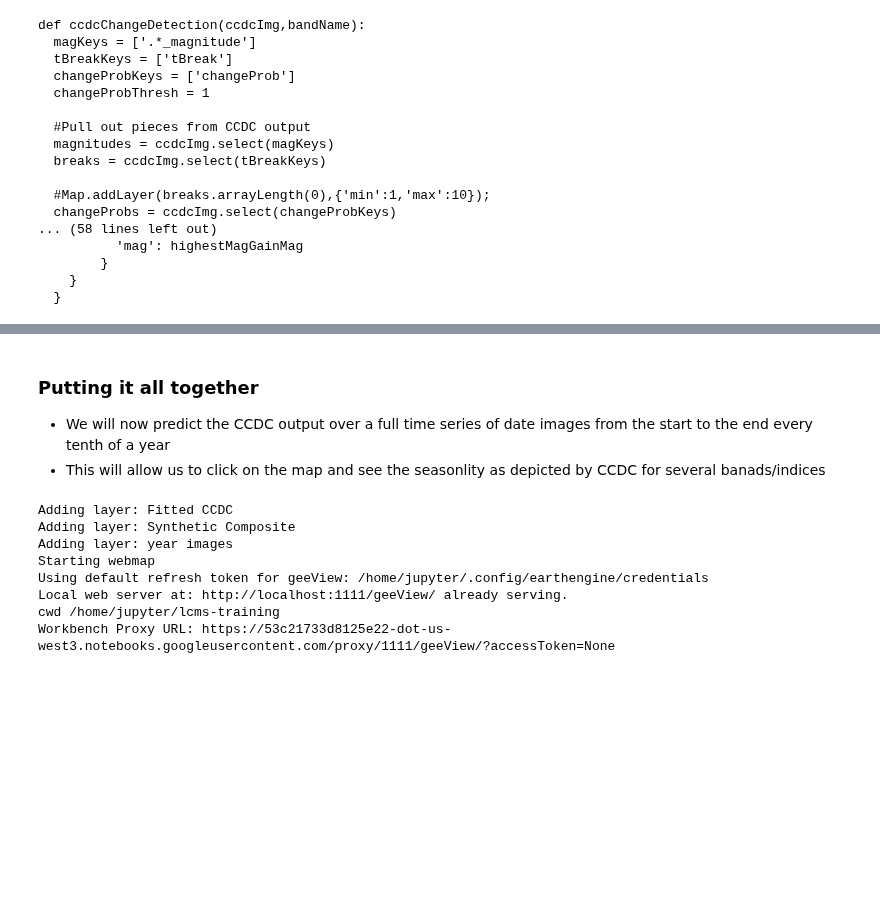
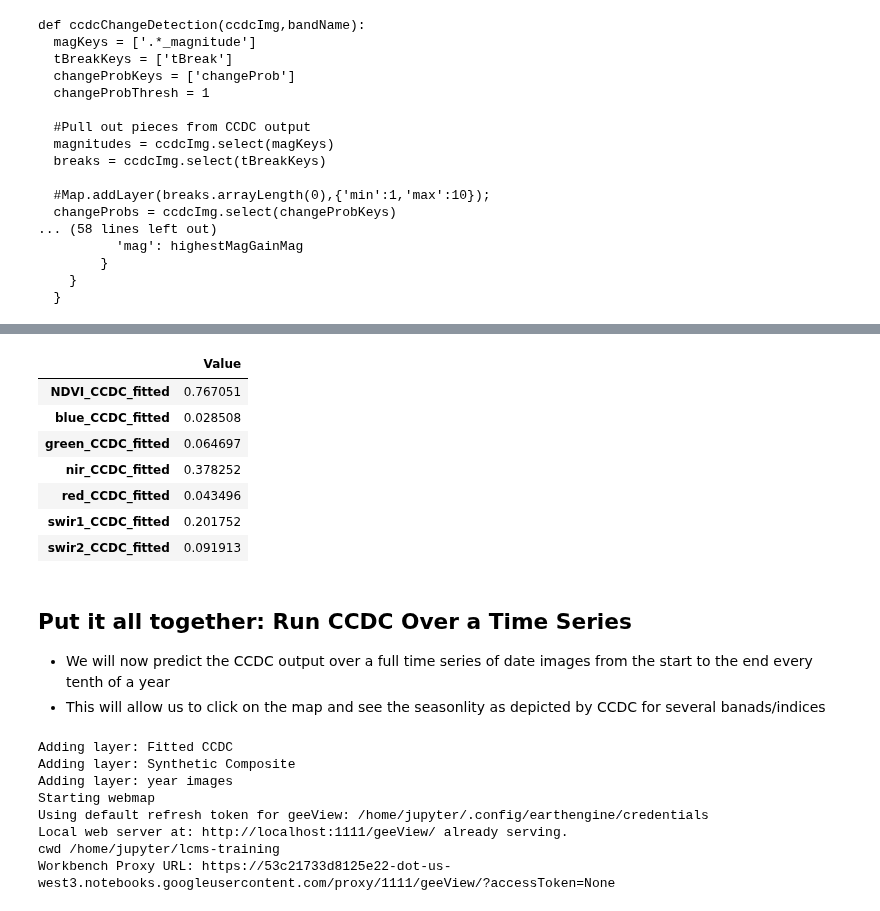
Before and after one commit to redcastle-resources/lcms-training, a Jupyter notebook: 3.2-CCDC_and_Scaling_Over_Large_Areas.ipynb, the cells around one changed output, grey strips where cells are left out. Cells and saved outputs as stored; diff of their text form; code cells hidden in the pictures; blank space fills up the shorter version.

```diff
--- a/3.2-CCDC_and_Scaling_Over_Large_Areas.ipynb
+++ b/3.2-CCDC_and_Scaling_Over_Large_Areas.ipynb
@@ -1058,5 +1226,21 @@ NameError: name 'coeffsSeg' is not defined
+# %%
+# Format into a dataframe to view at a point
+df = g2p.extractPointValuesToDataFrame(predicted,pt,scale=None,crs = crs, transform = transform).transpose()
+df.columns = ['Value']
+
+# display
+display(df)
+# %% [output]
+|  | Value |
+| NDVI_CCDC_fitted | 0.767051 |
+| blue_CCDC_fitted | 0.028508 |
+| green_CCDC_fitted | 0.064697 |
+| nir_CCDC_fitted | 0.378252 |
+| red_CCDC_fitted | 0.043496 |
+| swir1_CCDC_fitted | 0.201752 |
+| swir2_CCDC_fitted | 0.091913 |
 # %% [markdown]
-### Putting it all together
+## Put it all together: Run CCDC Over a Time Series
 
 * We will now predict the CCDC output over a full time series of date images from the start to the end every tenth of a year
 * This will allow us to click on the map and see the seasonlity as depicted by CCDC for several banads/indices
```
Also changed, not shown: parts of 63 cells of this notebook.
